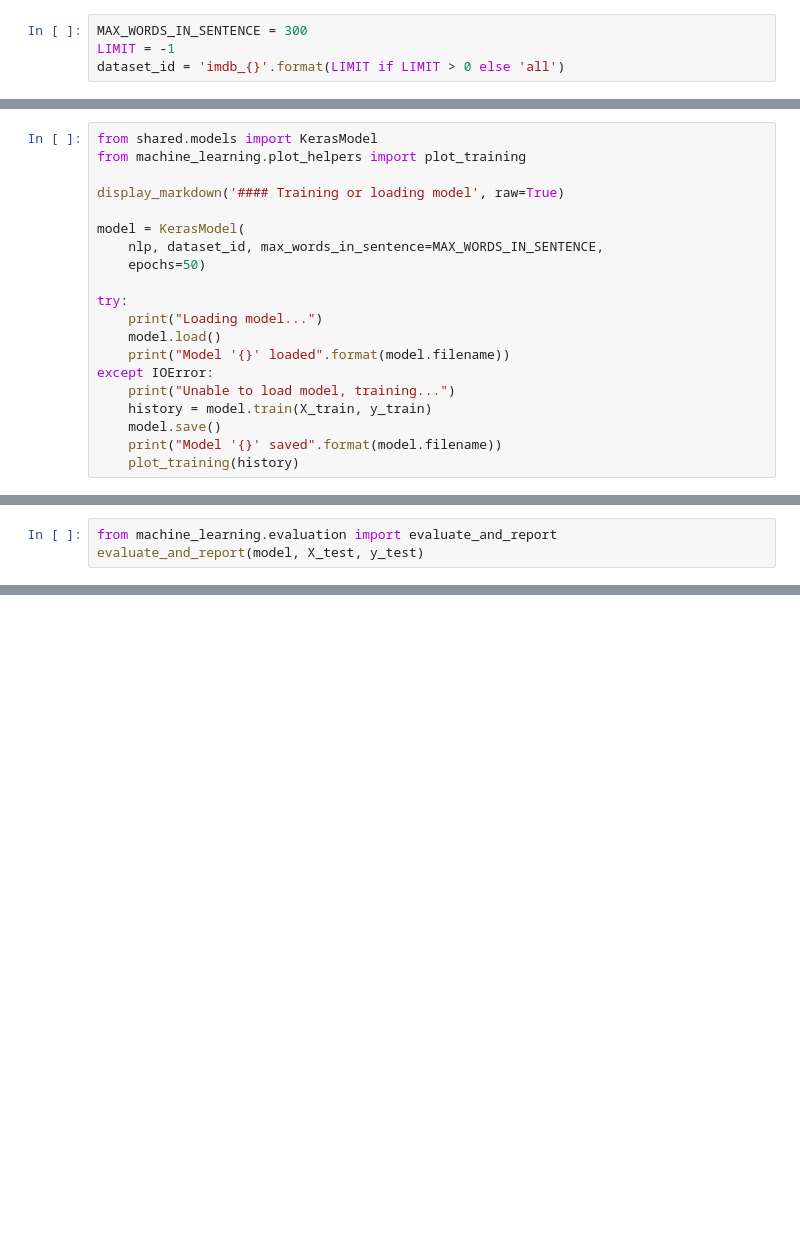
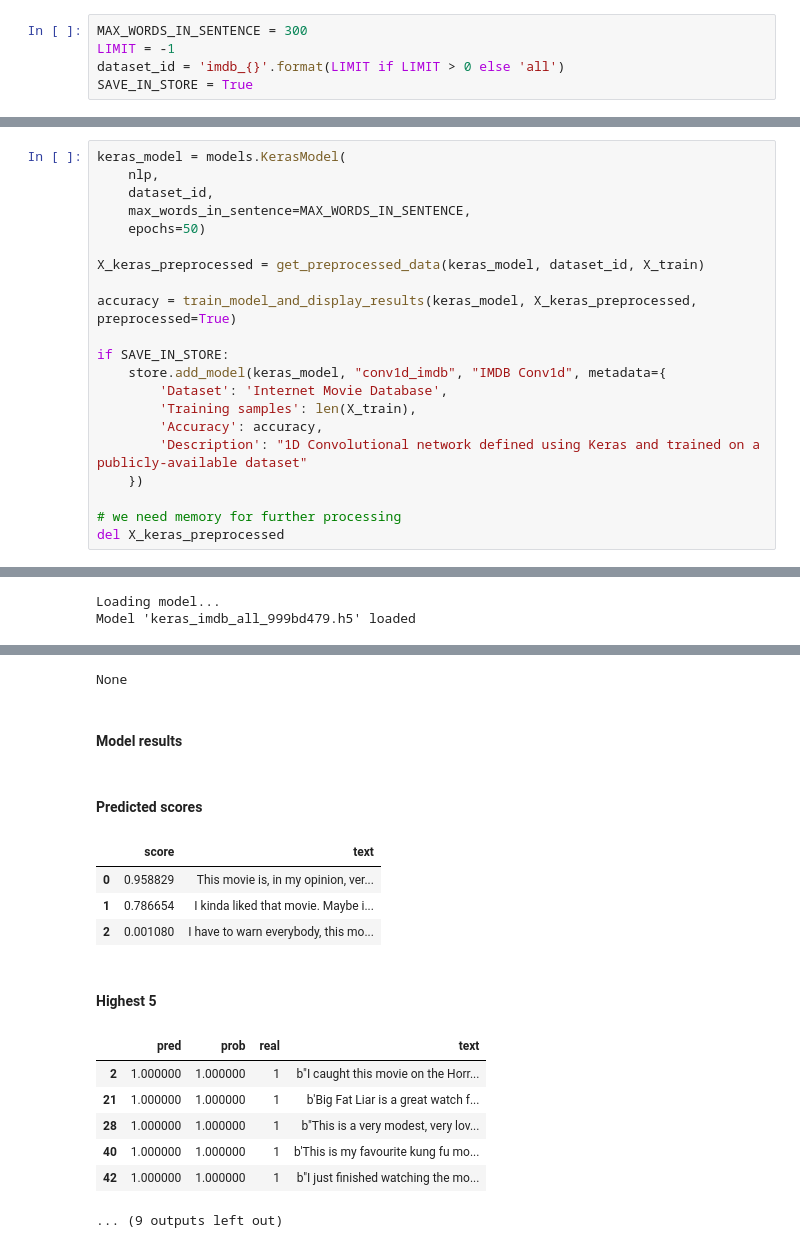
Before and after one commit to Valian/nlp-sentiment-analysis, a Jupyter notebook: src/text_sentiment_analysis_imdb.ipynb, the cells around one changed output, grey strips where cells are left out. Cells and saved outputs as stored; diff of their text form; blank space fills up the shorter version.

```diff
--- a/src/text_sentiment_analysis_imdb.ipynb
+++ b/src/text_sentiment_analysis_imdb.ipynb
@@ -10,4 +21,5 @@ nlp = en_vectors_web_lg.load()
 MAX_WORDS_IN_SENTENCE = 300
 LIMIT = -1
 dataset_id = 'imdb_{}'.format(LIMIT if LIMIT > 0 else 'all')
+SAVE_IN_STORE = True
 # %%
@@ -79,23 +86,3 @@ Name: y, dtype: int64
 Name: y, dtype: float64
 ### Train count: 25000
 ### Test count:  1000
-# %%
-from shared.models import KerasModel
-from machine_learning.plot_helpers import plot_training
-
-display_markdown('#### Training or loading model', raw=True)
-
-model = KerasModel(
-    nlp, dataset_id, max_words_in_sentence=MAX_WORDS_IN_SENTENCE,
-    epochs=50)
-
-try:
-    print("Loading model...")
-    model.load()
-    print("Model '{}' loaded".format(model.filename))
-except IOError:
-    print("Unable to load model, training...")
-    history = model.train(X_train, y_train)
-    model.save()
-    print("Model '{}' saved".format(model.filename))
-    plot_training(history)
@@ -192,3 +109,22 @@ with pd.option_context("display.max_colwidth", -1):
-# %%
-from machine_learning.evaluation import evaluate_and_report
-evaluate_and_report(model, X_test, y_test)
+# %%
+keras_model = models.KerasModel(
+    nlp,
+    dataset_id,
+    max_words_in_sentence=MAX_WORDS_IN_SENTENCE,
+    epochs=50)
+
+X_keras_preprocessed = get_preprocessed_data(keras_model, dataset_id, X_train)
+
+accuracy = train_model_and_display_results(keras_model, X_keras_preprocessed, preprocessed=True)
+
+if SAVE_IN_STORE:
+    store.add_model(keras_model, "conv1d_imdb", "IMDB Conv1d", metadata={
+        'Dataset': 'Internet Movie Database',
+        'Training samples': len(X_train),
+        'Accuracy': accuracy,
+        'Description': "1D Convolutional network defined using Keras and trained on a publicly-available dataset"
+    })
+
+# we need memory for further processing
+del X_keras_preprocessed
+# %% [output]
@@ -194,0 +135,2 @@ evaluate_and_report(model, X_test, y_test)
+Loading model...
+Model 'keras_imdb_all_999bd479.h5' loaded
@@ -194,0 +155,15 @@ evaluate_and_report(model, X_test, y_test)
+None
+#### Model results
+#### Predicted scores
+|  | score | text |
+| 0 | 0.958829 | This movie is, in my opinion, ver... |
+| 1 | 0.786654 | I kinda liked that movie. Maybe i... |
+| 2 | 0.001080 | I have to warn everybody, this mo... |
+#### Highest 5
+|  | pred | prob | real | text |
+| 2 | 1.000000 | 1.000000 | 1 | b"I caught this movie on the Horr... |
+| 21 | 1.000000 | 1.000000 | 1 | b'Big Fat Liar is a great watch f... |
+| 28 | 1.000000 | 1.000000 | 1 | b"This is a very modest, very lov... |
+| 40 | 1.000000 | 1.000000 | 1 | b'This is my favourite kung fu mo... |
+| 42 | 1.000000 | 1.000000 | 1 | b"I just finished watching the mo... |
+... (9 outputs left out)
```
Also changed, not shown: parts of 19 cells of this notebook, 1 other file.
